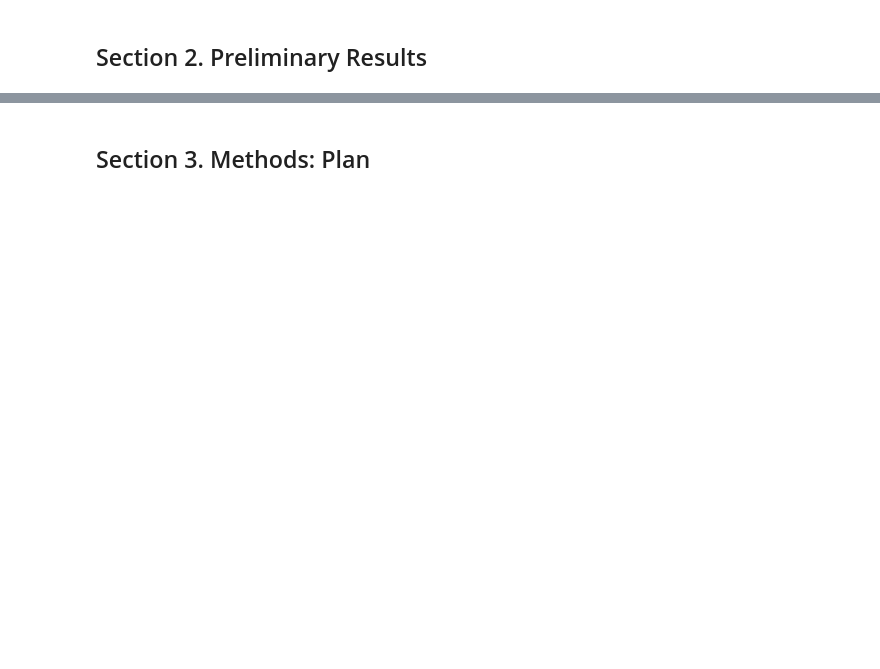
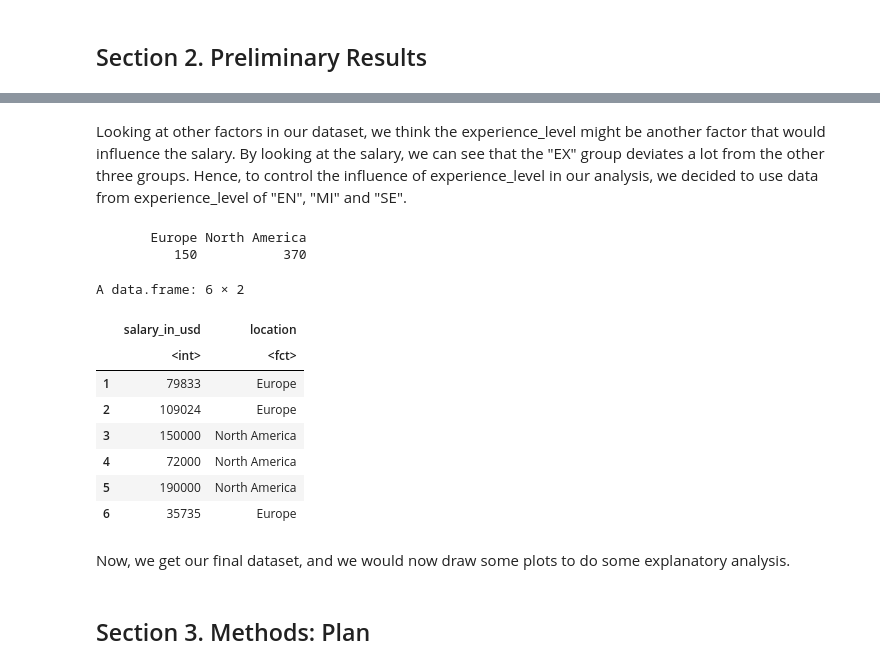
Before and after one commit to ScottCY/Hypothesis-Testing-New-York-City-Airbnb-booking-Prices, a Jupyter notebook: Proposal stat201.ipynb, the cells around one changed output, grey strips where cells are left out. Cells and saved outputs as stored; diff of their text form; code cells hidden in the pictures; blank space fills up the shorter version.

```diff
--- a/Proposal stat201.ipynb
+++ b/Proposal stat201.ipynb
@@ -21,2 +60,24 @@ A data.frame: 6 × 16
+# %% [markdown]
+Looking at other factors in our dataset, we think the experience_level might be another factor that would influence the salary. By looking at the salary, we can see that the "EX" group deviates a lot from the other three groups. Hence, to control the influence of experience_level in our analysis, we decided to use data from experience_level of "EN", "MI" and "SE".
+# %%
+ds_final <- ds_salary %>%
+    filter(experience_level != "EX") %>%
+    select(salary_in_usd, location)
+summary(ds_final$location)
+head(ds_final)
+# %% [output]
+       Europe North America
+          150           370
+A data.frame: 6 × 2
+|  | salary_in_usd | location |
+|  | <int> | <fct> |
+| 1 | 79833 | Europe |
+| 2 | 109024 | Europe |
+| 3 | 150000 | North America |
+| 4 | 72000 | North America |
+| 5 | 190000 | North America |
+| 6 | 35735 | Europe |
+# %% [markdown]
+Now, we get our final dataset, and we would now draw some plots to do some explanatory analysis.
 # %% [markdown]
 ## Section 3. Methods: Plan
```
Also changed, not shown: parts of 8 cells of this notebook.
